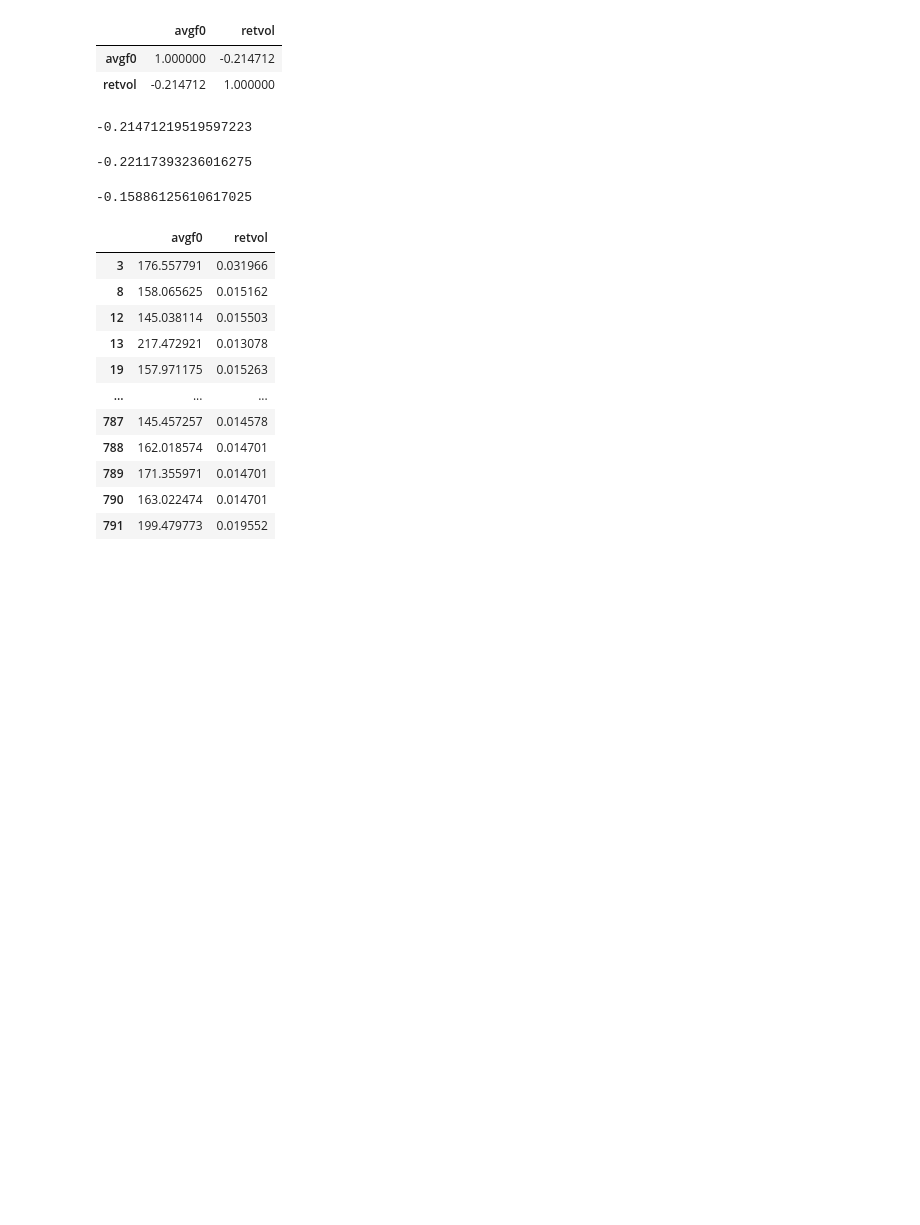
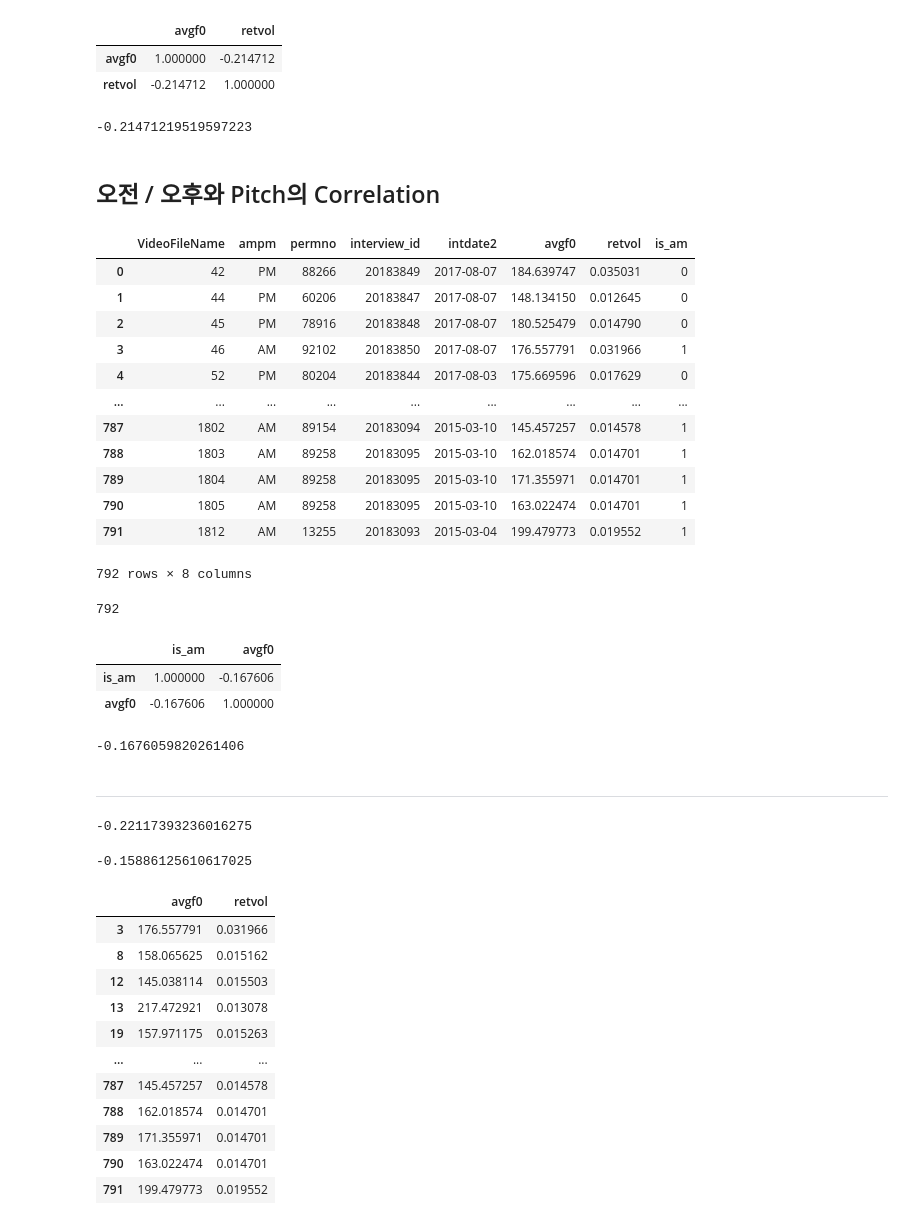
Before and after one commit to inspirit941/RA_VoicePitchExtract, a Jupyter notebook: Correlation_result.ipynb, the cells around one changed output. Drawn from its saved outputs; the diff is of its cells as text; code cells hidden in the pictures; blank space fills up the shorter version.

Commit message:
correlation result change

```diff
--- a/Correlation_result.ipynb
+++ b/Correlation_result.ipynb
@@ -62,6 +52,41 @@ total = part.corr(method='pearson').values[0][1]
 total
 # %% [output]
 -0.21471219519597223
+# %% [markdown]
+## 오전 / 오후와 Pitch의 Correlation
+# %%
+## 오전이면 1, 오후면 0
+df['is_am'] = df['ampm'].map(lambda x: 1 if x == 'AM' else 0)
+# %% [output]
+|  | VideoFileName | ampm | permno | interview_id | intdate2 | avgf0 | retvol | is_am |
+| 0 | 42 | PM | 88266 | 20183849 | 2017-08-07 | 184.639747 | 0.035031 | 0 |
+| 1 | 44 | PM | 60206 | 20183847 | 2017-08-07 | 148.134150 | 0.012645 | 0 |
+| 2 | 45 | PM | 78916 | 20183848 | 2017-08-07 | 180.525479 | 0.014790 | 0 |
+| 3 | 46 | AM | 92102 | 20183850 | 2017-08-07 | 176.557791 | 0.031966 | 1 |
+| 4 | 52 | PM | 80204 | 20183844 | 2017-08-03 | 175.669596 | 0.017629 | 0 |
+| ... | ... | ... | ... | ... | ... | ... | ... | ... |
+| 787 | 1802 | AM | 89154 | 20183094 | 2015-03-10 | 145.457257 | 0.014578 | 1 |
+| 788 | 1803 | AM | 89258 | 20183095 | 2015-03-10 | 162.018574 | 0.014701 | 1 |
+| 789 | 1804 | AM | 89258 | 20183095 | 2015-03-10 | 171.355971 | 0.014701 | 1 |
+| 790 | 1805 | AM | 89258 | 20183095 | 2015-03-10 | 163.022474 | 0.014701 | 1 |
+| 791 | 1812 | AM | 13255 | 20183093 | 2015-03-04 | 199.479773 | 0.019552 | 1 |
+792 rows × 8 columns
+# %%
+len(df[['is_am','avgf0']])
+# %% [output]
+792
+# %%
+df[['is_am','avgf0']].corr(method = 'pearson')
+# %% [output]
+|  | is_am | avgf0 |
+| is_am | 1.000000 | -0.167606 |
+| avgf0 | -0.167606 | 1.000000 |
+# %%
+df[['is_am','avgf0']].corr(method = 'pearson').values[0][1]
+# %% [output]
+-0.1676059820261406
+# %% [markdown]
+-----
 # %%
 am = df.loc[df['ampm']=='AM'][['avgf0','retvol']]
 pm = df.loc[df['ampm']=='PM'][['avgf0','retvol']]
```
Also changed, not shown: parts of 3 cells of this notebook.
